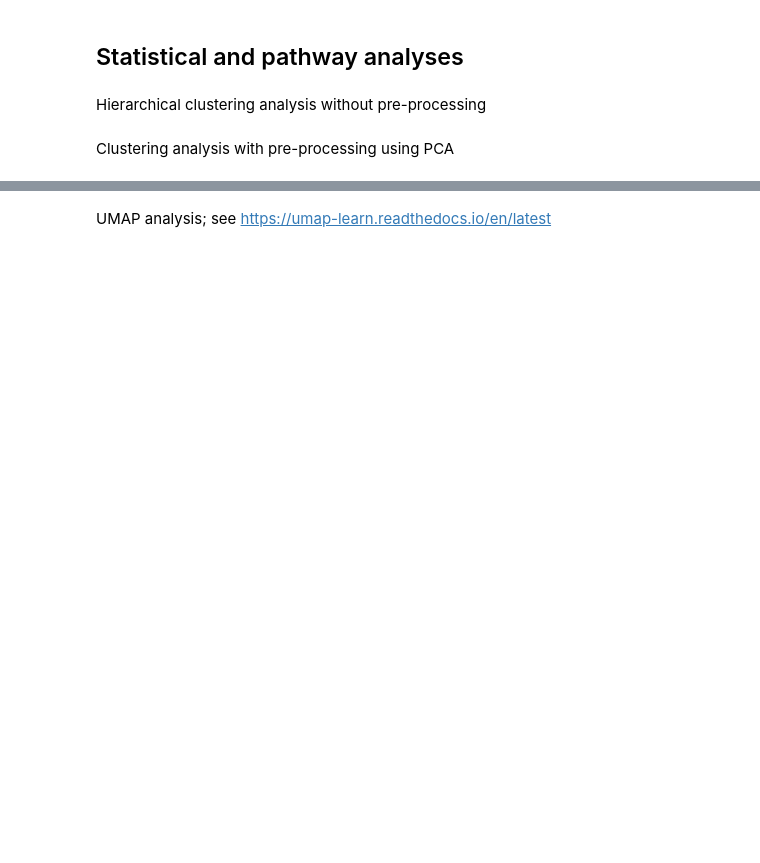
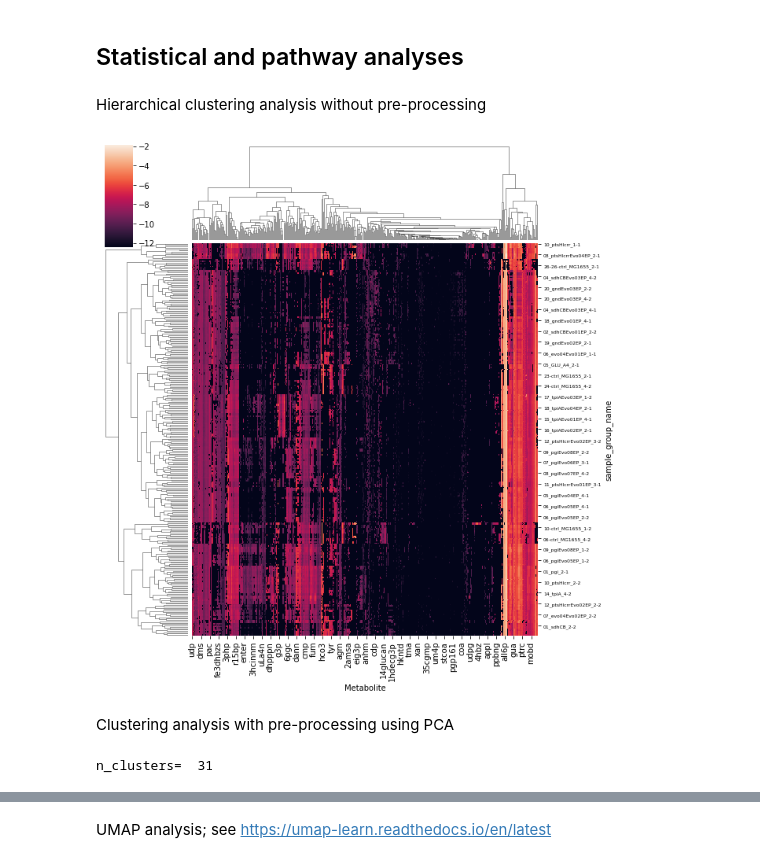
Before and after one commit to AutoFlowResearch/BFAIR, a Jupyter notebook: docs/examples/FIA_MS_MetEngNP_demo_notebook.ipynb, the cells around one changed output, grey strips where cells are left out. Saved outputs shown, nothing was run; the diff lists cells and outputs as text; code cells hidden in the pictures; blank space fills up the shorter version.

```diff
--- a/docs/examples/FIA_MS_MetEngNP_demo_notebook.ipynb
+++ b/docs/examples/FIA_MS_MetEngNP_demo_notebook.ipynb
@@ -1187,7 +1259,14 @@ plotPCAwAnnotations(pca, scores, loadings, 3, 50, True, True)
 # %% [markdown]
 Hierarchical clustering analysis without pre-processing
 # %%
-g = sns.clustermap(intensities_piv, method="complete", metric="euclidean")
+cm = sns.clustermap(intensities_piv, method="complete", metric="euclidean")
+hm = cm.ax_heatmap.get_position()
+plt.setp(cm.ax_heatmap.yaxis.get_majorticklabels(), fontsize=6)
+cm.ax_heatmap.set_position([hm.x0, hm.y0, hm.width, hm.height])
+col = cm.ax_col_dendrogram.get_position()
+cm.ax_col_dendrogram.set_position([col.x0, col.y0, col.width, col.height])
+# %% [output]
+[figure, added]
 # %% [markdown]
 Clustering analysis with pre-processing using PCA
 # %%
@@ -1203,9 +1282,11 @@ n_clust = len(np.unique(labels_clust))
 print("n_clusters= ", n_clust)
 
 # Create the clusters using AgglomerativeClustering
-clustering = AgglomerativeClustering(n_clusters=10, linkage="ward") # equivalent of KMeans
+clustering = AgglomerativeClustering(n_clusters=31, linkage="ward") # equivalent of KMeans
 Y_preds = clustering.fit_predict(intensities_piv)
 Y_preds_preprocessed = clustering.fit_predict(intensities_piv_pca) # with first 10 PCA dims
+# %% [output]
+n_clusters=  31
 # %%
 # Determine the cluster qualty by computing several clustering scores on the original data...
 ari = adjusted_rand_score(labels_clust.reshape(labels_clust.shape[0]), Y_preds)
```
Also changed, not shown: parts of 32 cells of this notebook.
